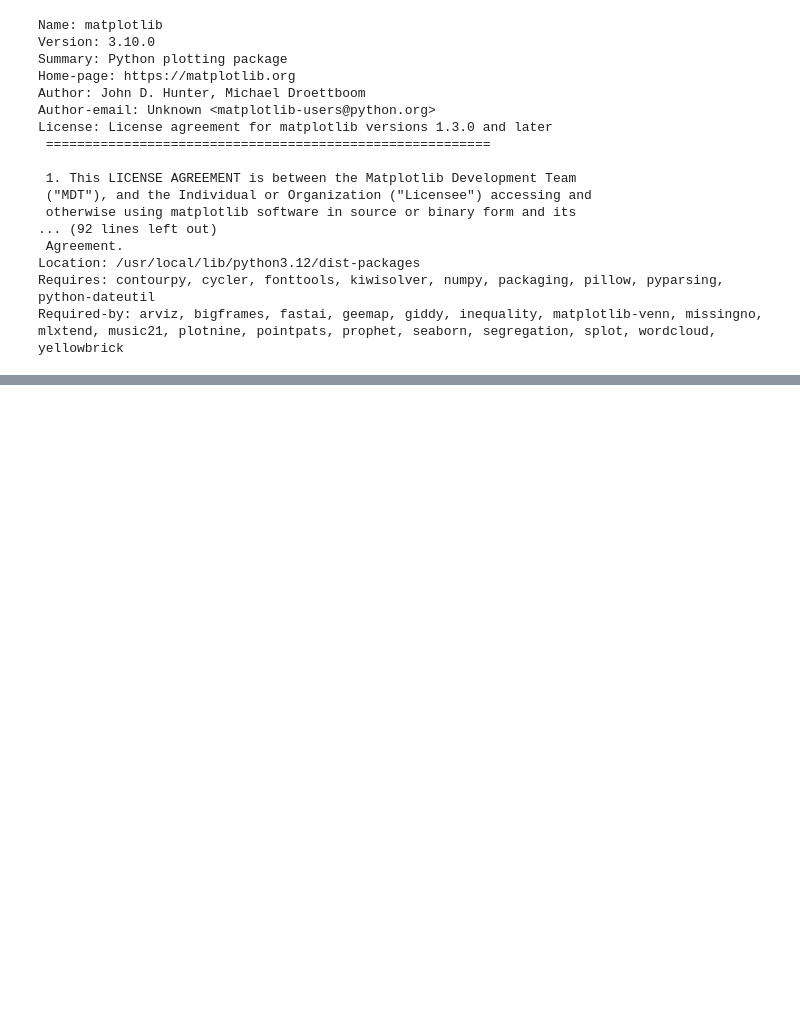
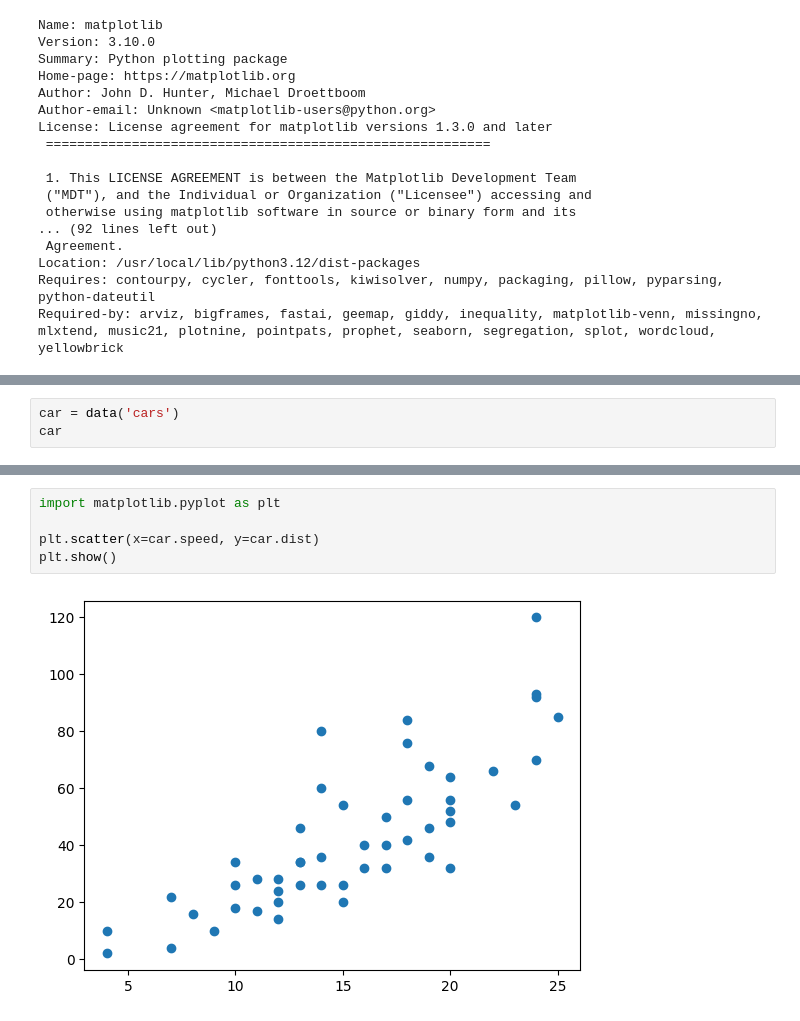
Before and after one commit to andand0912837465-cell/2026-1-BDA, a Jupyter notebook: 02w_python_basic.ipynb, the cells around one changed output, grey strips where cells are left out. Cells and saved outputs as stored; diff of their text form; blank space fills up the shorter version.

```diff
--- a/02w_python_basic.ipynb
+++ b/02w_python_basic.ipynb
@@ -183,0 +200,3 @@ Successfully installed pydataset-0.2.0
+# %%
+car = data('cars')
+car
@@ -183,0 +221,7 @@ Successfully installed pydataset-0.2.0
+# %%
+import matplotlib.pyplot as plt
+
+plt.scatter(x=car.speed, y=car.dist)
+plt.show()
+# %% [output]
+[figure, added]
```
Also changed, not shown: parts of 25 cells of this notebook.
